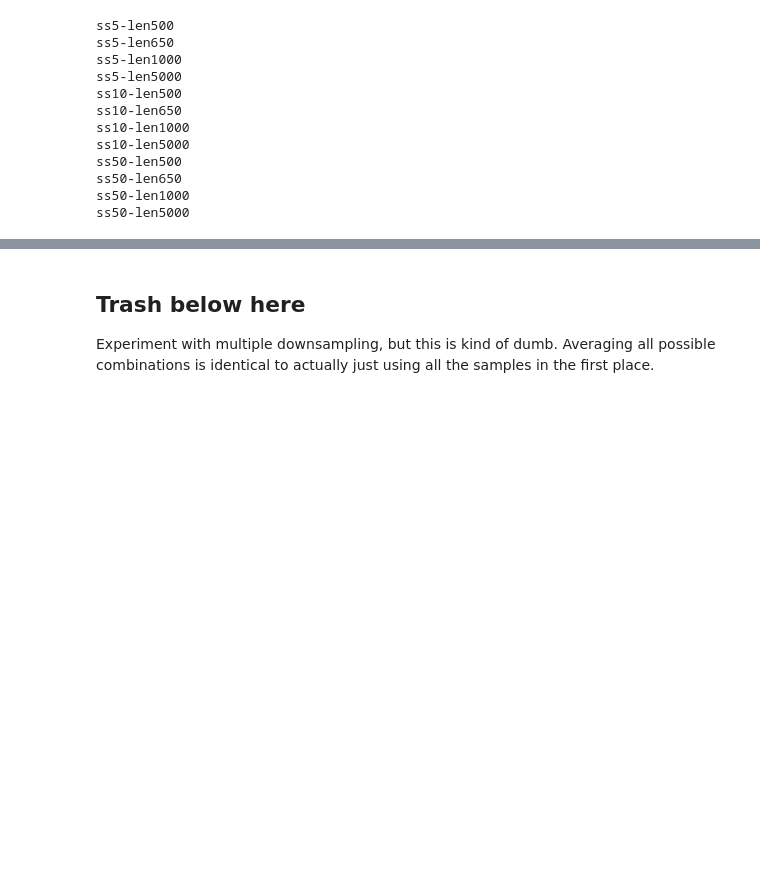
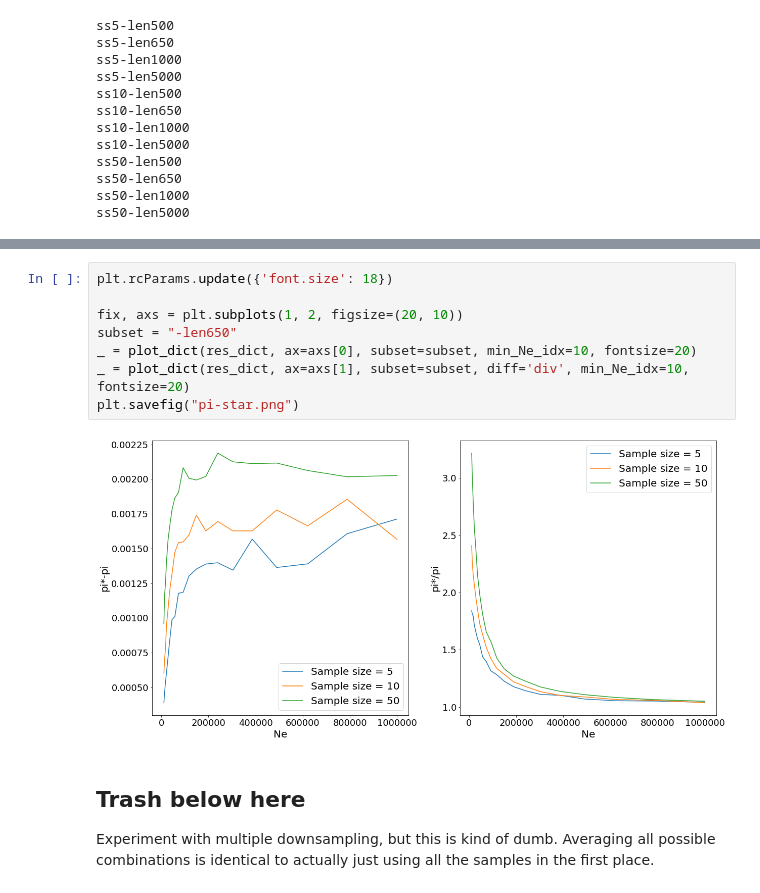
Before and after one commit to isaacovercast/lab-notebooks, a Jupyter notebook: pi-star/pi-star-horserace.ipynb, the cells around one changed output, grey strips where cells are left out. Saved outputs shown, nothing was run; the diff lists cells and outputs as text; blank space fills up the shorter version.

```diff
--- a/pi-star/pi-star-horserace.ipynb
+++ b/pi-star/pi-star-horserace.ipynb
@@ -208,3 +225,13 @@ plot_dict(res_dict, subset=subset, diff='div')
+# %%
+plt.rcParams.update({'font.size': 18})
+
+fix, axs = plt.subplots(1, 2, figsize=(20, 10))
+subset = "-len650"
+_ = plot_dict(res_dict, ax=axs[0], subset=subset, min_Ne_idx=10, fontsize=20)
+_ = plot_dict(res_dict, ax=axs[1], subset=subset, diff='div', min_Ne_idx=10, fontsize=20)
+plt.savefig("pi-star.png")
+# %% [output]
+[figure, added]
 # %% [markdown]
 ## Trash below here
 Experiment with multiple downsampling, but this is kind of dumb. Averaging
```
Also changed, not shown: parts of 12 cells of this notebook, 2 other files.
